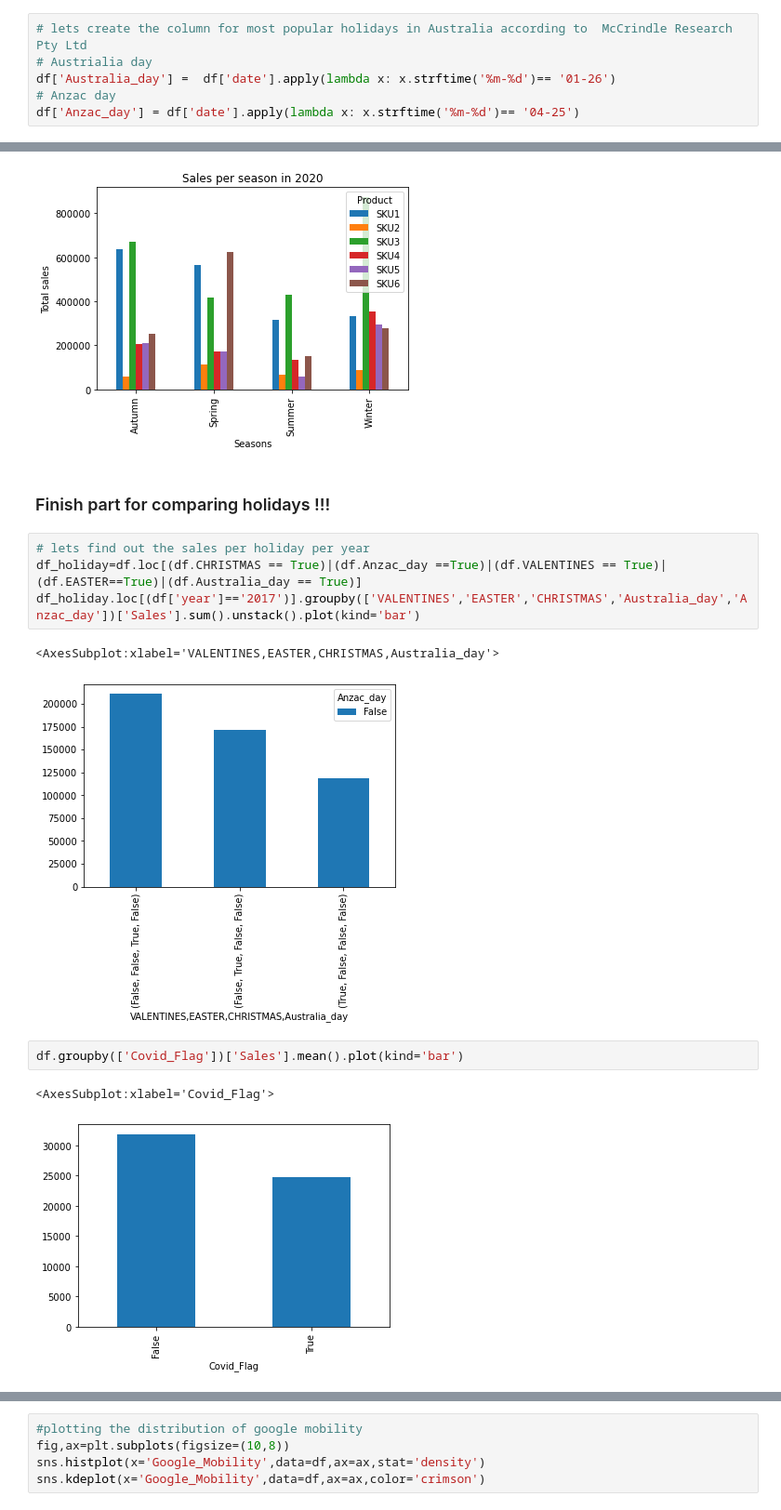
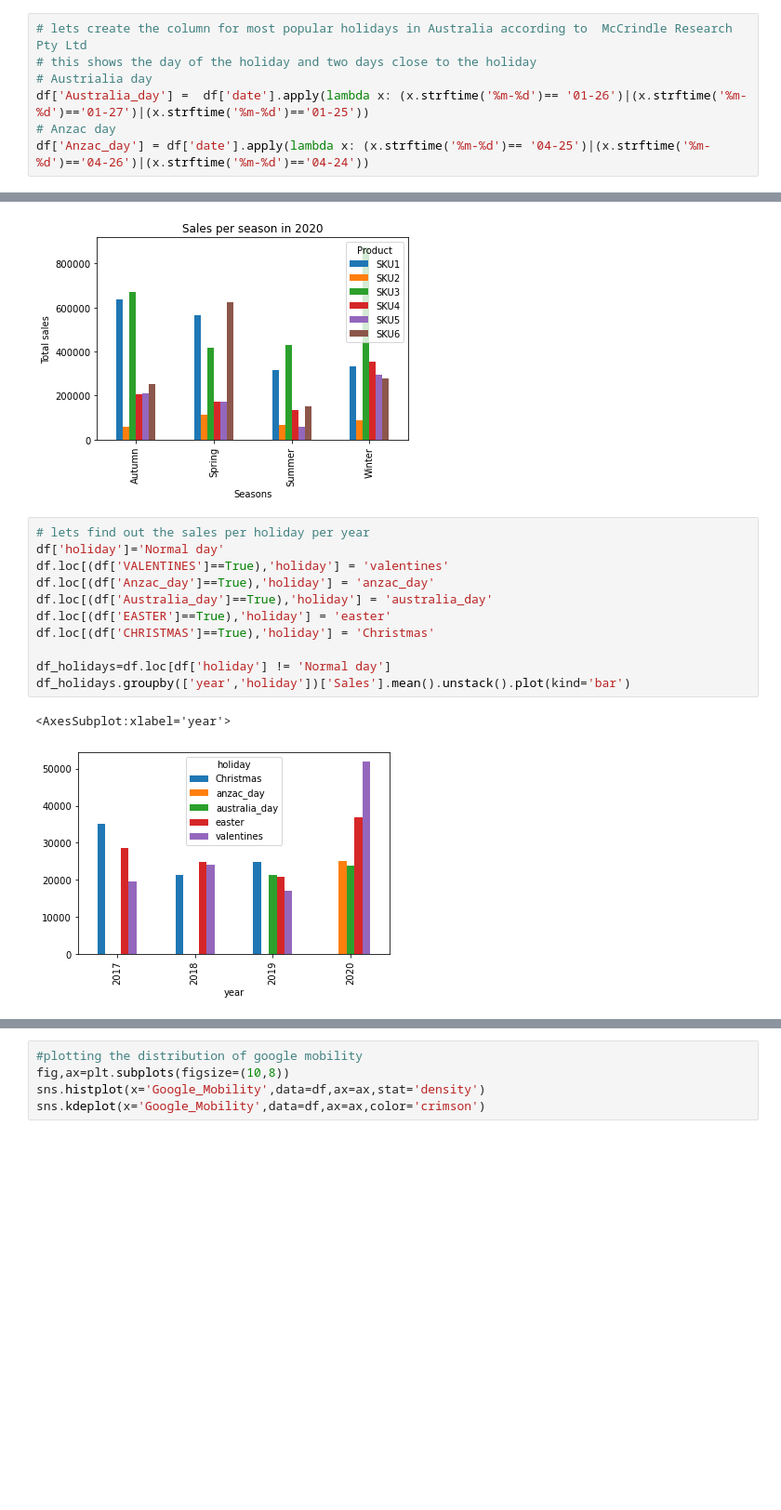
Before and after one commit to felix-n12/Retail-Forecasting, a Jupyter notebook: retail_forecasting.ipynb, the cells around one changed output, grey strips where cells are left out. Shown at 93% size. Cells and saved outputs as stored; diff of their text form; blank space fills up the shorter version.

```diff
--- a/retail_forecasting.ipynb
+++ b/retail_forecasting.ipynb
@@ -324,10 +332,11 @@ df.head()
 | 816 | SKU5 | 2017-02-05 | 5229 | 0 | False | False | False | ... |
 # %%
 # lets create the column for most popular holidays in Australia according to  McCrindle Research Pty Ltd
+# this shows the day of the holiday and two days close to the holiday
 # Austrialia day
-df['Australia_day'] =  df['date'].apply(lambda x: x.strftime('%m-%d')== '01-26')
+df['Australia_day'] =  df['date'].apply(lambda x: (x.strftime('%m-%d')== '01-26')|(x.strftime('%m-%d')=='01-27')|(x.strftime('%m-%d')=='01-25'))
 # Anzac day
-df['Anzac_day'] = df['date'].apply(lambda x: x.strftime('%m-%d')== '04-25')
+df['Anzac_day'] = df['date'].apply(lambda x: (x.strftime('%m-%d')== '04-25')|(x.strftime('%m-%d')=='04-26')|(x.strftime('%m-%d')=='04-24'))
 # %%
 df.head()
 # %% [output]
@@ -561,17 +570,17 @@ season_product('2019')
 season_product('2020')
 # %% [output]
 [figure]
-# %% [markdown]
-### Finish part for comparing holidays !!!
-# %%
-# lets find out the sales per holiday per year
-df_holiday=df.loc[(df.CHRISTMAS == True)|(df.Anzac_day ==True)|(df.VALENTINES == True)|(df.EASTER==True)|(df.Australia_day == True)]
-df_holiday.loc[(df['year']=='2017')].groupby(['VALENTINES','EASTER','CHRISTMAS','Australia_day','Anzac_day'])['Sales'].sum().unstack().plot(kind='bar')
-# %% [output]
-<AxesSubplot:xlabel='VALENTINES,EASTER,CHRISTMAS,Australia_day'>
-[figure, removed]
-# %%
-df.groupby(['Covid_Flag'])['Sales'].mean().plot(kind='bar')
-# %% [output]
-<AxesSubplot:xlabel='Covid_Flag'>
-[figure, removed]
+# %%
+# lets find out the sales per holiday per year
+df['holiday']='Normal day'
+df.loc[(df['VALENTINES']==True),'holiday'] = 'valentines'
+df.loc[(df['Anzac_day']==True),'holiday'] = 'anzac_day'
+df.loc[(df['Australia_day']==True),'holiday'] = 'australia_day'
+df.loc[(df['EASTER']==True),'holiday'] = 'easter'
+df.loc[(df['CHRISTMAS']==True),'holiday'] = 'Christmas'
+
+df_holidays=df.loc[df['holiday'] != 'Normal day']
+df_holidays.groupby(['year','holiday'])['Sales'].mean().unstack().plot(kind='bar')
+# %% [output]
+<AxesSubplot:xlabel='year'>
+[figure, added]
```
Also changed, not shown: parts of 18 cells of this notebook.
